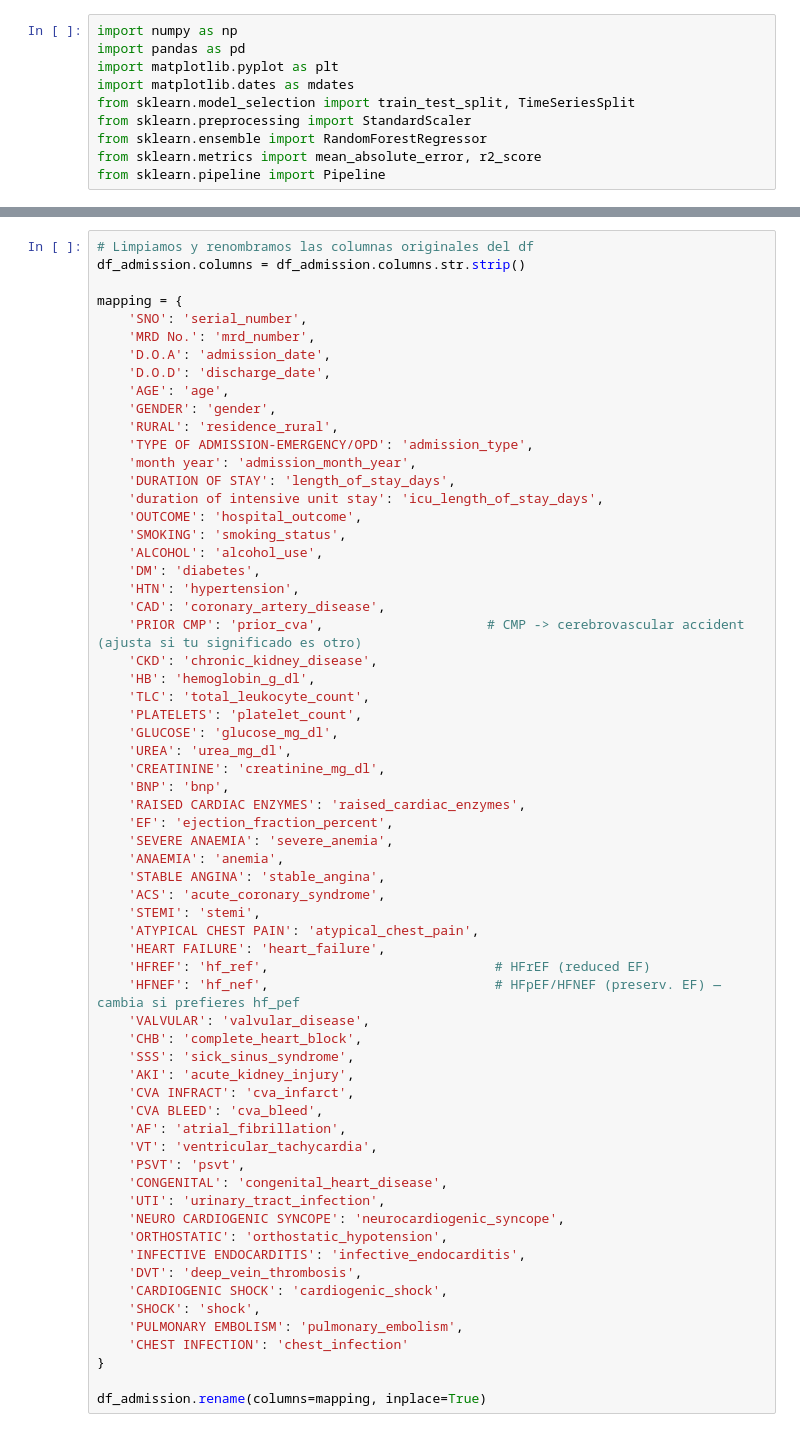
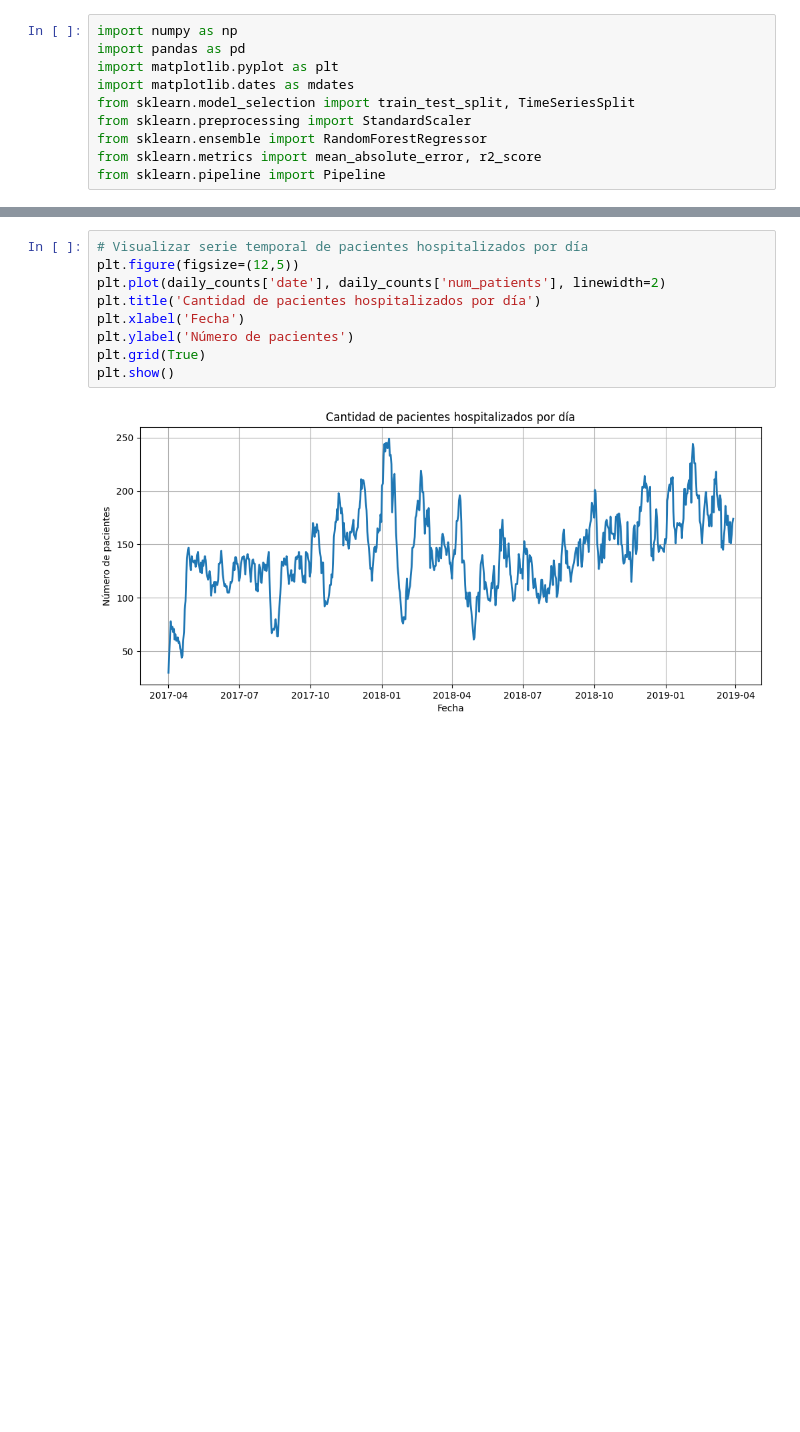
Before and after one commit to Gaby-D/Proyecto_Final_IC_2025, a Jupyter notebook: 03_RandomForest.ipynb, the cells around one changed output, grey strips where cells are left out. Saved outputs shown, nothing was run; the diff lists cells and outputs as text; blank space fills up the shorter version.

```diff
--- a/03_RandomForest.ipynb
+++ b/03_RandomForest.ipynb
@@ -13,66 +18,13 @@ df_admission = pd.read_csv("./data/HDHI_admission_data.csv")
 df_weather = pd.read_csv("./data/HDHI_pollution_data.csv")
 # %%
-# Limpiamos y renombramos las columnas originales del df
-df_admission.columns = df_admission.columns.str.strip()
-
-mapping = {
-    'SNO': 'serial_number',
-    'MRD No.': 'mrd_number',
-    'D.O.A': 'admission_date',
-    'D.O.D': 'discharge_date',
-    'AGE': 'age',
-    'GENDER': 'gender',
-    'RURAL': 'residence_rural',
-    'TYPE OF ADMISSION-EMERGENCY/OPD': 'admission_type',
-    'month year': 'admission_month_year',
-    'DURATION OF STAY': 'length_of_stay_days',
-    'duration of intensive unit stay': 'icu_length_of_stay_days',
-    'OUTCOME': 'hospital_outcome',
-    'SMOKING': 'smoking_status',
-    'ALCOHOL': 'alcohol_use',
-    'DM': 'diabetes',
-    'HTN': 'hypertension',
-    'CAD': 'coronary_artery_disease',
-    'PRIOR CMP': 'prior_cva',                     # CMP -> cerebrovascular accident (ajusta si tu significado es otro)
-    'CKD': 'chronic_kidney_disease',
-    'HB': 'hemoglobin_g_dl',
-    'TLC': 'total_leukocyte_count',
-    'PLATELETS': 'platelet_count',
-    'GLUCOSE': 'glucose_mg_dl',
-    'UREA': 'urea_mg_dl',
-    'CREATININE': 'creatinine_mg_dl',
-    'BNP': 'bnp',
-    'RAISED CARDIAC ENZYMES': 'raised_cardiac_enzymes',
-    'EF': 'ejection_fraction_percent',
-    'SEVERE ANAEMIA': 'severe_anemia',
-    'ANAEMIA': 'anemia',
-    'STABLE ANGINA': 'stable_angina',
-    'ACS': 'acute_coronary_syndrome',
-    'STEMI': 'stemi',
-    'ATYPICAL CHEST PAIN': 'atypical_chest_pain',
-    'HEART FAILURE': 'heart_failure',
-    'HFREF': 'hf_ref',                             # HFrEF (reduced EF)
-    'HFNEF': 'hf_nef',                             # HFpEF/HFNEF (preserv. EF) — cambia si prefieres hf_pef
-    'VALVULAR': 'valvular_disease',
-    'CHB': 'complete_heart_block',
-    'SSS': 'sick_sinus_syndrome',
-    'AKI': 'acute_kidney_injury',
-    'CVA INFRACT': 'cva_infarct',
-    'CVA BLEED': 'cva_bleed',
-    'AF': 'atrial_fibrillation',
-    'VT': 'ventricular_tachycardia',
-    'PSVT': 'psvt',
-    'CONGENITAL': 'congenital_heart_disease',
-    'UTI': 'urinary_tract_infection',
-    'NEURO CARDIOGENIC SYNCOPE': 'neurocardiogenic_syncope',
-    'ORTHOSTATIC': 'orthostatic_hypotension',
-    'INFECTIVE ENDOCARDITIS': 'infective_endocarditis',
-    'DVT': 'deep_vein_thrombosis',
-    'CARDIOGENIC SHOCK': 'cardiogenic_shock',
-    'SHOCK': 'shock',
-    'PULMONARY EMBOLISM': 'pulmonary_embolism',
-    'CHEST INFECTION': 'chest_infection'
-}
-
-df_admission.rename(columns=mapping, inplace=True)
+# Visualizar serie temporal de pacientes hospitalizados por día
+plt.figure(figsize=(12,5))
+plt.plot(daily_counts['date'], daily_counts['num_patients'], linewidth=2)
+plt.title('Cantidad de pacientes hospitalizados por día')
+plt.xlabel('Fecha')
+plt.ylabel('Número de pacientes')
+plt.grid(True)
+plt.show()
+# %% [output]
+[figure, added]
 # %%
```
Also changed, not shown: parts of 10 cells of this notebook, 3 other files.
